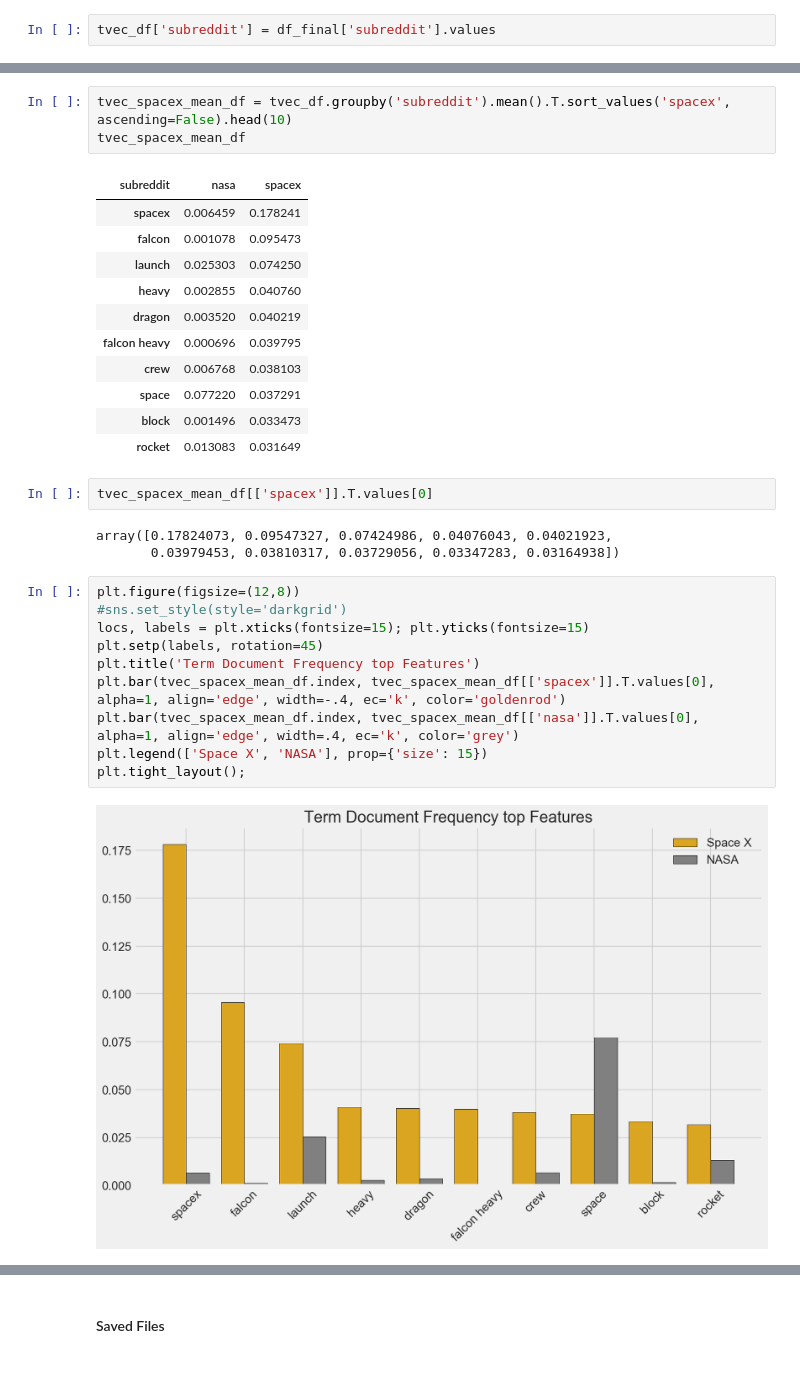
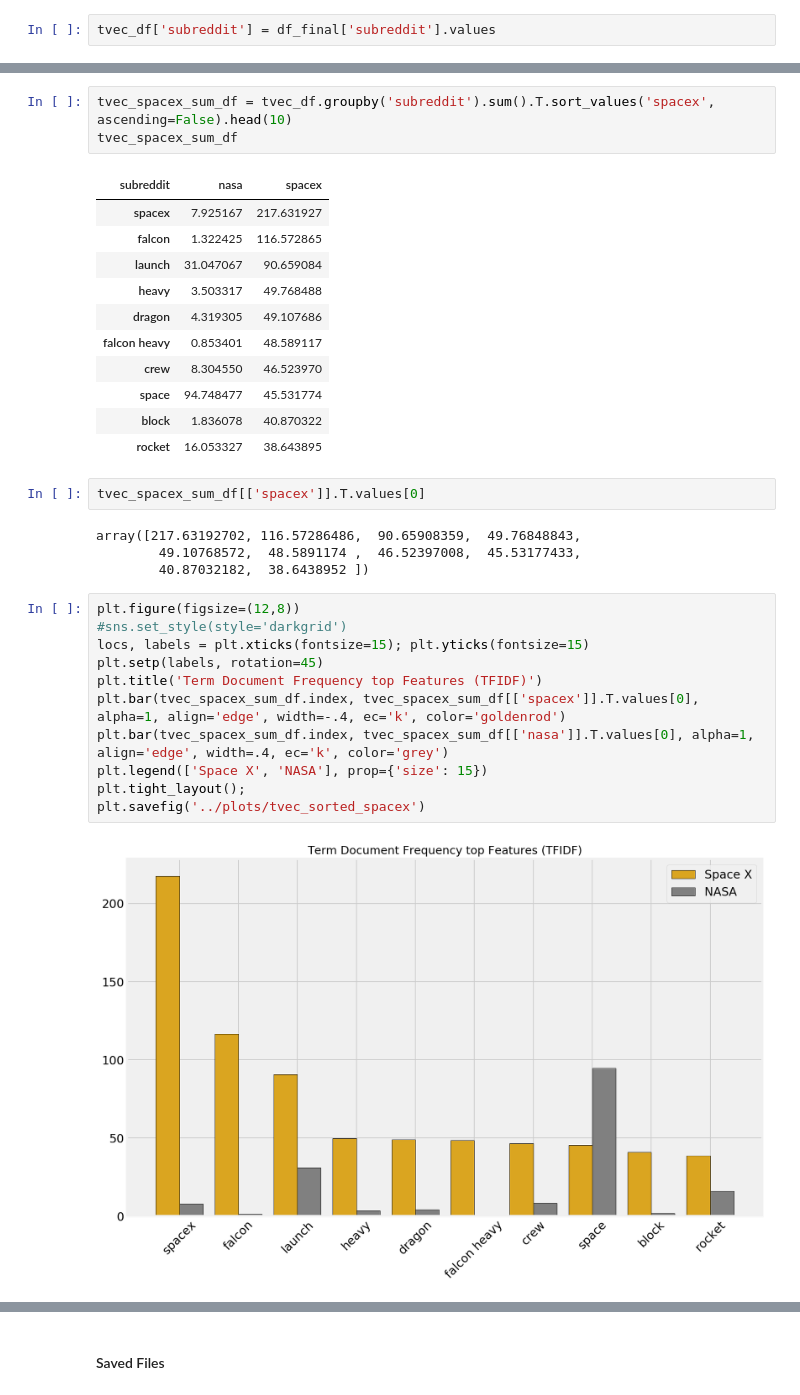
Before and after one commit to datanelson518/NLP-NASA-SpaceX, a Jupyter notebook: jon_nelson_la/code/Proj_03_003_Exploratory_Data_Analysis.ipynb, the cells around one changed output, grey strips where cells are left out. Drawn from its saved outputs; the diff is of its cells as text; blank space fills up the shorter version.

```diff
--- a/jon_nelson_la/code/Proj_03_003_Exploratory_Data_Analysis.ipynb
+++ b/jon_nelson_la/code/Proj_03_003_Exploratory_Data_Analysis.ipynb
@@ -140,32 +242,34 @@ tvec_df['subreddit'] = df_final['subreddit'].values
 # %%
-tvec_spacex_mean_df = tvec_df.groupby('subreddit').mean().T.sort_values('spacex', ascending=False).head(10)
-tvec_spacex_mean_df
+tvec_spacex_sum_df = tvec_df.groupby('subreddit').sum().T.sort_values('spacex', ascending=False).head(10)
+tvec_spacex_sum_df
 # %% [output]
 | subreddit | nasa | spacex |
-| spacex | 0.006459 | 0.178241 |
-| falcon | 0.001078 | 0.095473 |
-| launch | 0.025303 | 0.074250 |
-| heavy | 0.002855 | 0.040760 |
-| dragon | 0.003520 | 0.040219 |
-| falcon heavy | 0.000696 | 0.039795 |
-| crew | 0.006768 | 0.038103 |
-| space | 0.077220 | 0.037291 |
-| block | 0.001496 | 0.033473 |
-| rocket | 0.013083 | 0.031649 |
+| spacex | 7.925167 | 217.631927 |
+| falcon | 1.322425 | 116.572865 |
+| launch | 31.047067 | 90.659084 |
+| heavy | 3.503317 | 49.768488 |
+| dragon | 4.319305 | 49.107686 |
+| falcon heavy | 0.853401 | 48.589117 |
+| crew | 8.304550 | 46.523970 |
+| space | 94.748477 | 45.531774 |
+| block | 1.836078 | 40.870322 |
+| rocket | 16.053327 | 38.643895 |
 # %%
-tvec_spacex_mean_df[['spacex']].T.values[0]
+tvec_spacex_sum_df[['spacex']].T.values[0]
 # %% [output]
-array([0.17824073, 0.09547327, 0.07424986, 0.04076043, 0.04021923,
-       0.03979453, 0.03810317, 0.03729056, 0.03347283, 0.03164938])
+array([217.63192702, 116.57286486,  90.65908359,  49.76848843,
+        49.10768572,  48.5891174 ,  46.52397008,  45.53177433,
+        40.87032182,  38.6438952 ])
 # %%
 plt.figure(figsize=(12,8))
 #sns.set_style(style='darkgrid')
 locs, labels = plt.xticks(fontsize=15); plt.yticks(fontsize=15)
 plt.setp(labels, rotation=45)
-plt.title('Term Document Frequency top Features')
-plt.bar(tvec_spacex_mean_df.index, tvec_spacex_mean_df[['spacex']].T.values[0], alpha=1, align='edge', width=-.4, ec='k', color='goldenrod')
-plt.bar(tvec_spacex_mean_df.index, tvec_spacex_mean_df[['nasa']].T.values[0], alpha=1, align='edge', width=.4, ec='k', color='grey')
+plt.title('Term Document Frequency top Features (TFIDF)')
+plt.bar(tvec_spacex_sum_df.index, tvec_spacex_sum_df[['spacex']].T.values[0], alpha=1, align='edge', width=-.4, ec='k', color='goldenrod')
+plt.bar(tvec_spacex_sum_df.index, tvec_spacex_sum_df[['nasa']].T.values[0], alpha=1, align='edge', width=.4, ec='k', color='grey')
 plt.legend(['Space X', 'NASA'], prop={'size': 15})
 plt.tight_layout();
+plt.savefig('../plots/tvec_sorted_spacex')
 # %% [output]
-[figure, old version]
+[figure, new version]
```
Also changed, not shown: parts of 22 cells of this notebook, 18 other files.
